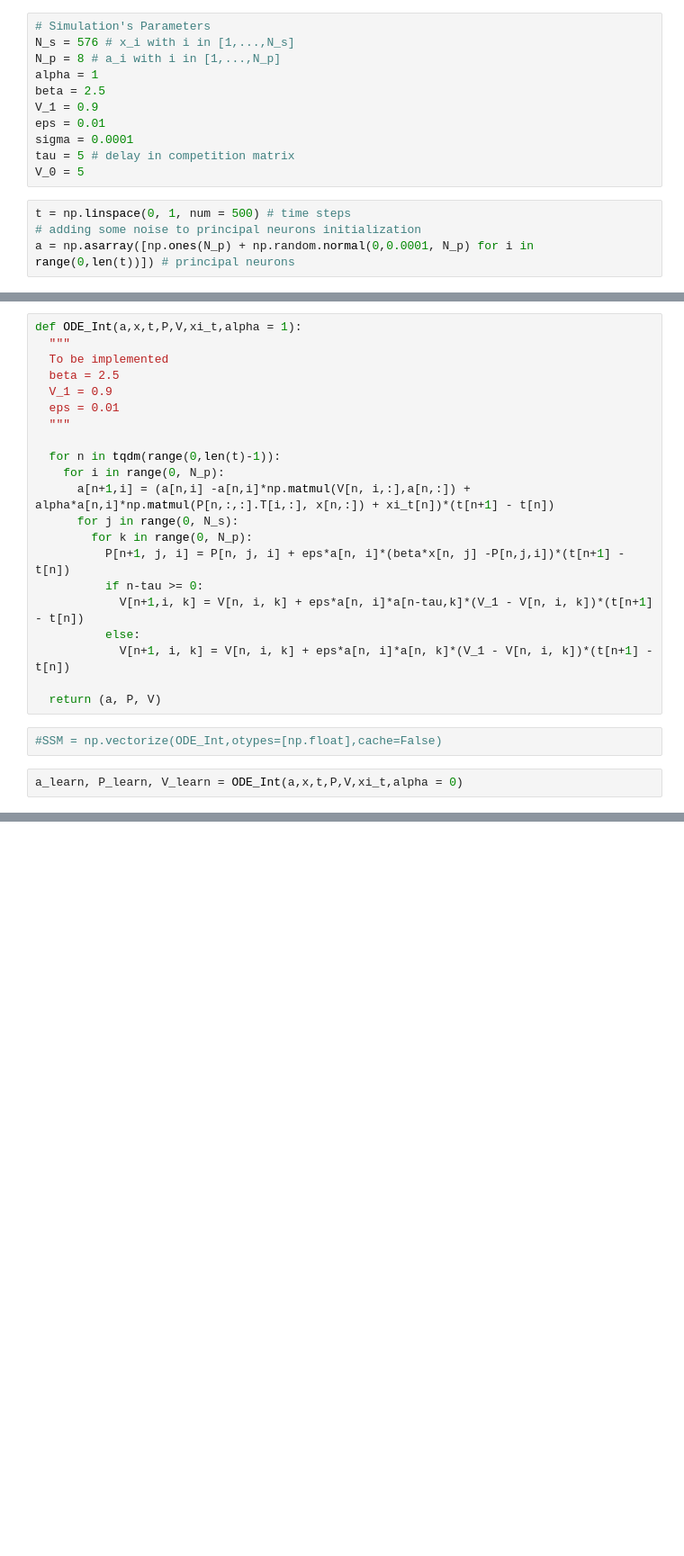
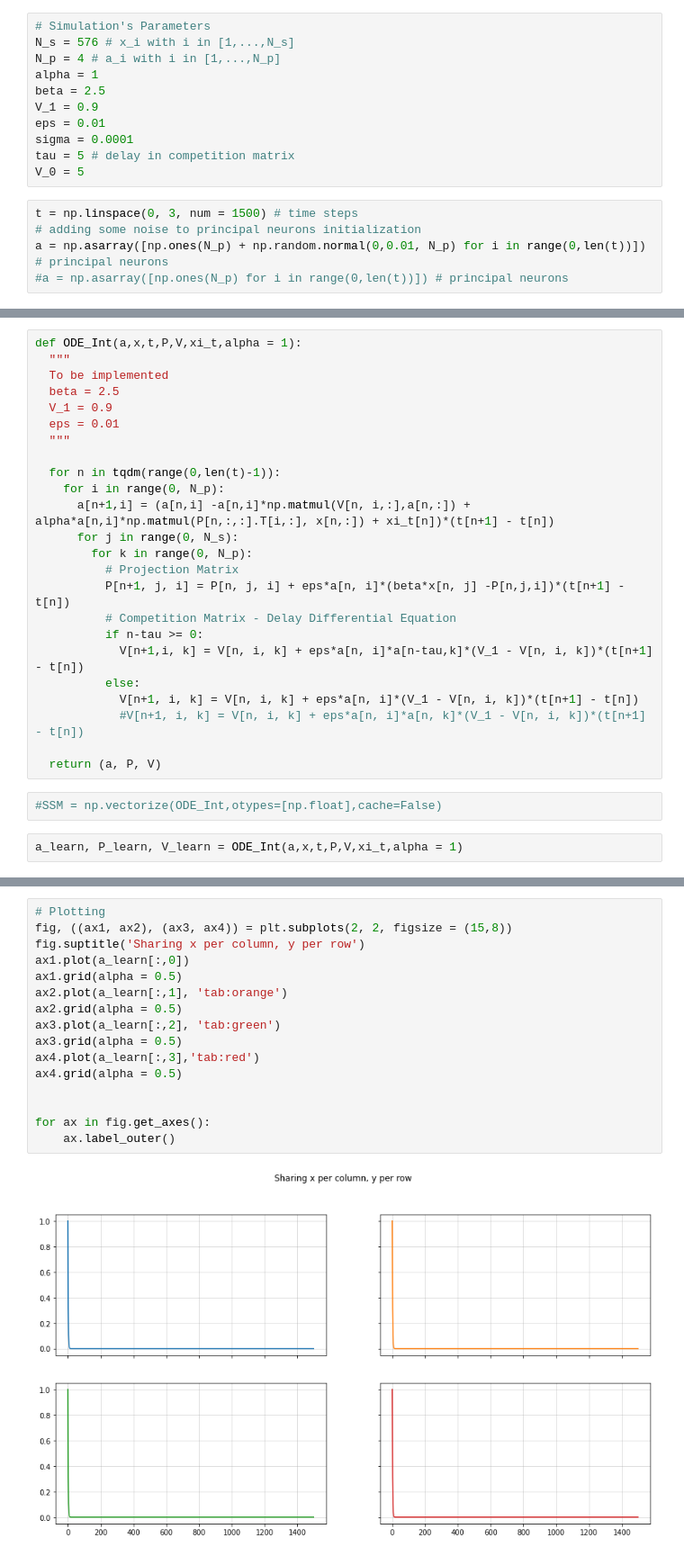
Before and after one commit to sazio/Transients, a Jupyter notebook: Python/WLC_SSM.ipynb, the cells around one changed output, grey strips where cells are left out. Shown at 90% size. Saved outputs shown, nothing was run; the diff lists cells and outputs as text; blank space fills up the shorter version.

Commit message:
Adding Plots

```diff
--- a/Python/WLC_SSM.ipynb
+++ b/Python/WLC_SSM.ipynb
@@ -9,7 +10,7 @@ warnings.filterwarnings('ignore')
 # %%
 # Simulation's Parameters
 N_s = 576 # x_i with i in [1,...,N_s]
-N_p = 8 # a_i with i in [1,...,N_p]
+N_p = 4 # a_i with i in [1,...,N_p]
 alpha = 1
 beta = 2.5
 V_1 = 0.9
@@ -18,9 +19,10 @@ sigma = 0.0001
 tau = 5 # delay in competition matrix
 V_0 = 5
 # %%
-t = np.linspace(0, 1, num = 500) # time steps
+t = np.linspace(0, 3, num = 1500) # time steps
 # adding some noise to principal neurons initialization
-a = np.asarray([np.ones(N_p) + np.random.normal(0,0.0001, N_p) for i in range(0,len(t))]) # principal neurons
+a = np.asarray([np.ones(N_p) + np.random.normal(0,0.01, N_p) for i in range(0,len(t))]) # principal neurons
+#a = np.asarray([np.ones(N_p) for i in range(0,len(t))]) # principal neurons
 # %%
 # Generating binary patterns
 np.random.seed(137)
@@ -85,15 +87,18 @@ def ODE_Int(a,x,t,P,V,xi_t,alpha = 1):
       a[n+1,i] = (a[n,i] -a[n,i]*np.matmul(V[n, i,:],a[n,:]) + alpha*a[n,i]*np.matmul(P[n,:,:].T[i,:], x[n,:]) + xi_t[n])*(t[n+1] - t[n])
       for j in range(0, N_s):
         for k in range(0, N_p):
+          # Projection Matrix
           P[n+1, j, i] = P[n, j, i] + eps*a[n, i]*(beta*x[n, j] -P[n,j,i])*(t[n+1] - t[n])
+          # Competition Matrix - Delay Differential Equation
           if n-tau >= 0:
             V[n+1,i, k] = V[n, i, k] + eps*a[n, i]*a[n-tau,k]*(V_1 - V[n, i, k])*(t[n+1] - t[n])
           else:
-            V[n+1, i, k] = V[n, i, k] + eps*a[n, i]*a[n, k]*(V_1 - V[n, i, k])*(t[n+1] - t[n])
+            V[n+1, i, k] = V[n, i, k] + eps*a[n, i]*(V_1 - V[n, i, k])*(t[n+1] - t[n])
+            #V[n+1, i, k] = V[n, i, k] + eps*a[n, i]*a[n, k]*(V_1 - V[n, i, k])*(t[n+1] - t[n])
 
   return (a, P, V)
 # %%
 #SSM = np.vectorize(ODE_Int,otypes=[np.float],cache=False)
 # %%
-a_learn, P_learn, V_learn = ODE_Int(a,x,t,P,V,xi_t,alpha = 0)
+a_learn, P_learn, V_learn = ODE_Int(a,x,t,P,V,xi_t,alpha = 1)
 # %%
@@ -102,0 +106,18 @@ a_mix, P_mix, V_mix = ODE_Int(a,x,t,P,V,xi_t,alpha = 0.5)
+# %%
+# Plotting
+fig, ((ax1, ax2), (ax3, ax4)) = plt.subplots(2, 2, figsize = (15,8))
+fig.suptitle('Sharing x per column, y per row')
+ax1.plot(a_learn[:,0])
+ax1.grid(alpha = 0.5)
+ax2.plot(a_learn[:,1], 'tab:orange')
+ax2.grid(alpha = 0.5)
+ax3.plot(a_learn[:,2], 'tab:green')
+ax3.grid(alpha = 0.5)
+ax4.plot(a_learn[:,3],'tab:red')
+ax4.grid(alpha = 0.5)
+
+
+for ax in fig.get_axes():
+    ax.label_outer()
+# %% [output]
+[figure, added]
```
Also changed, not shown: parts of 3 cells of this notebook.
